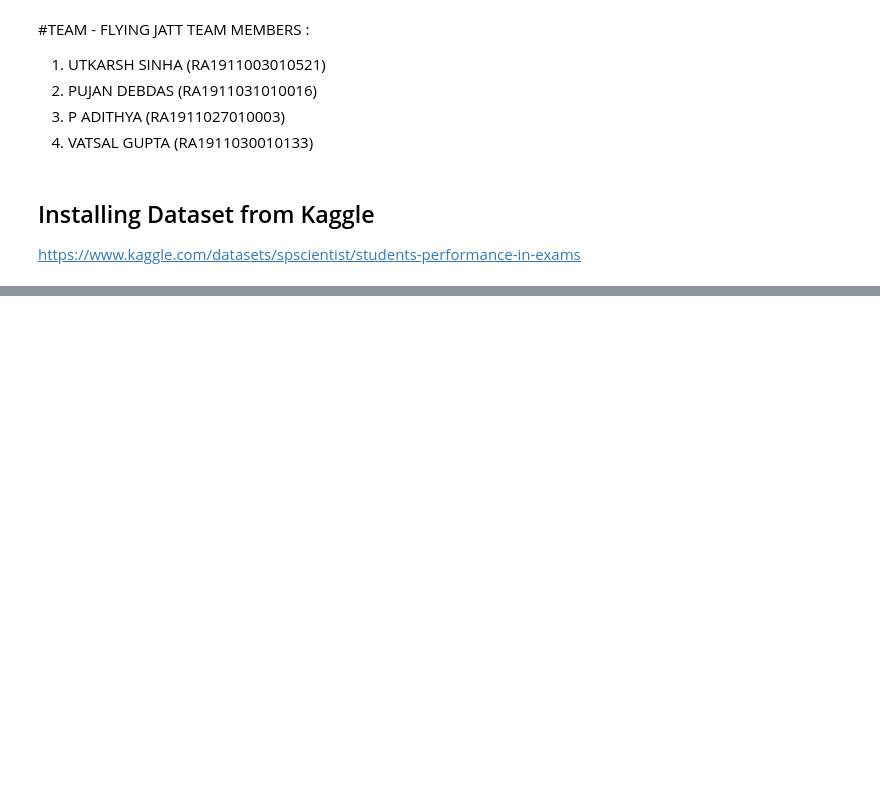
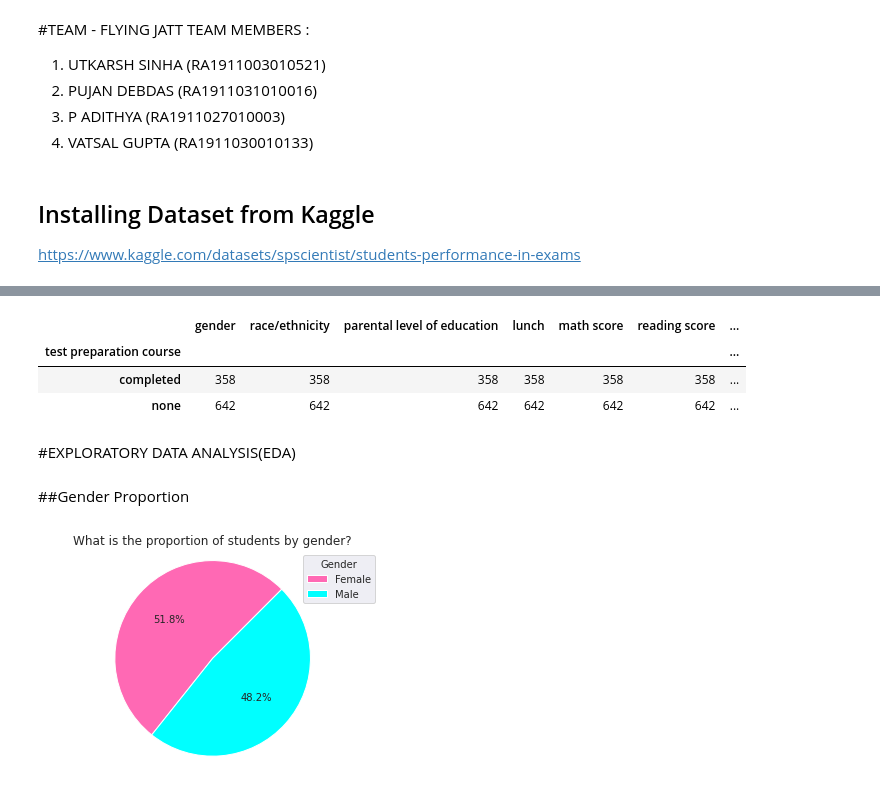
Before and after one commit to us8329/InfoViz_Project, a Jupyter notebook: InfoVIz_Project.ipynb, the cells around one changed output, grey strips where cells are left out. Saved outputs shown, nothing was run; the diff lists cells and outputs as text; code cells hidden in the pictures; blank space fills up the shorter version.

```diff
--- a/InfoVIz_Project.ipynb
+++ b/InfoVIz_Project.ipynb
@@ -260,0 +39,10 @@ Form the above we can clearly see that the students who have completed their tes
+# %%
+import numpy as np
+import pandas as pd
+import matplotlib as mpl
+import matplotlib.pyplot as plt
+import seaborn as sns
+import warnings
+warnings.filterwarnings('ignore')
+
+sns.set_style("darkgrid")
@@ -260,0 +51,2 @@ Form the above we can clearly see that the students who have completed their tes
+# %%
+data=pd.read_csv("StudentsPerformance.csv")
@@ -260,0 +55,2 @@ Form the above we can clearly see that the students who have completed their tes
+# %%
+data['average score'] = data[['math score', 'reading score', 'writing score']].mean(axis=1)
@@ -260,0 +124,25 @@ Form the above we can clearly see that the students who have completed their tes
+# %%
+data.groupby('test preparation course').count()
+# %% [output]
+|  | gender | race/ethnicity | parental level of education | lunch | math score | reading score | ... |
+| test preparation course |  |  |  |  |  |  | ... |
+| completed | 358 | 358 | 358 | 358 | 358 | 358 | ... |
+| none | 642 | 642 | 642 | 642 | 642 | 642 | ... |
+# %% [markdown]
+#EXPLORATORY DATA ANALYSIS(EDA)
+# %% [markdown]
+##Gender Proportion
+# %%
+gender_counts = data["gender"].value_counts()
+ax = gender_counts.plot(kind='pie',
+             autopct='%.1f%%',
+             startangle=45,
+             labels=None,
+             colors=['#FF69B4', '#00FFFF'])
+ax.patch.set_facecolor('white')
+plt.title('What is the proportion of students by gender?')
+ax.set(ylabel=None)
+plt.axis('equal')
+plt.legend(labels=["Female", "Male"], loc="upper right", title="Gender");
+# %% [output]
+[figure, added]
```
Also changed, not shown: parts of 95 cells of this notebook, 1 other file.
